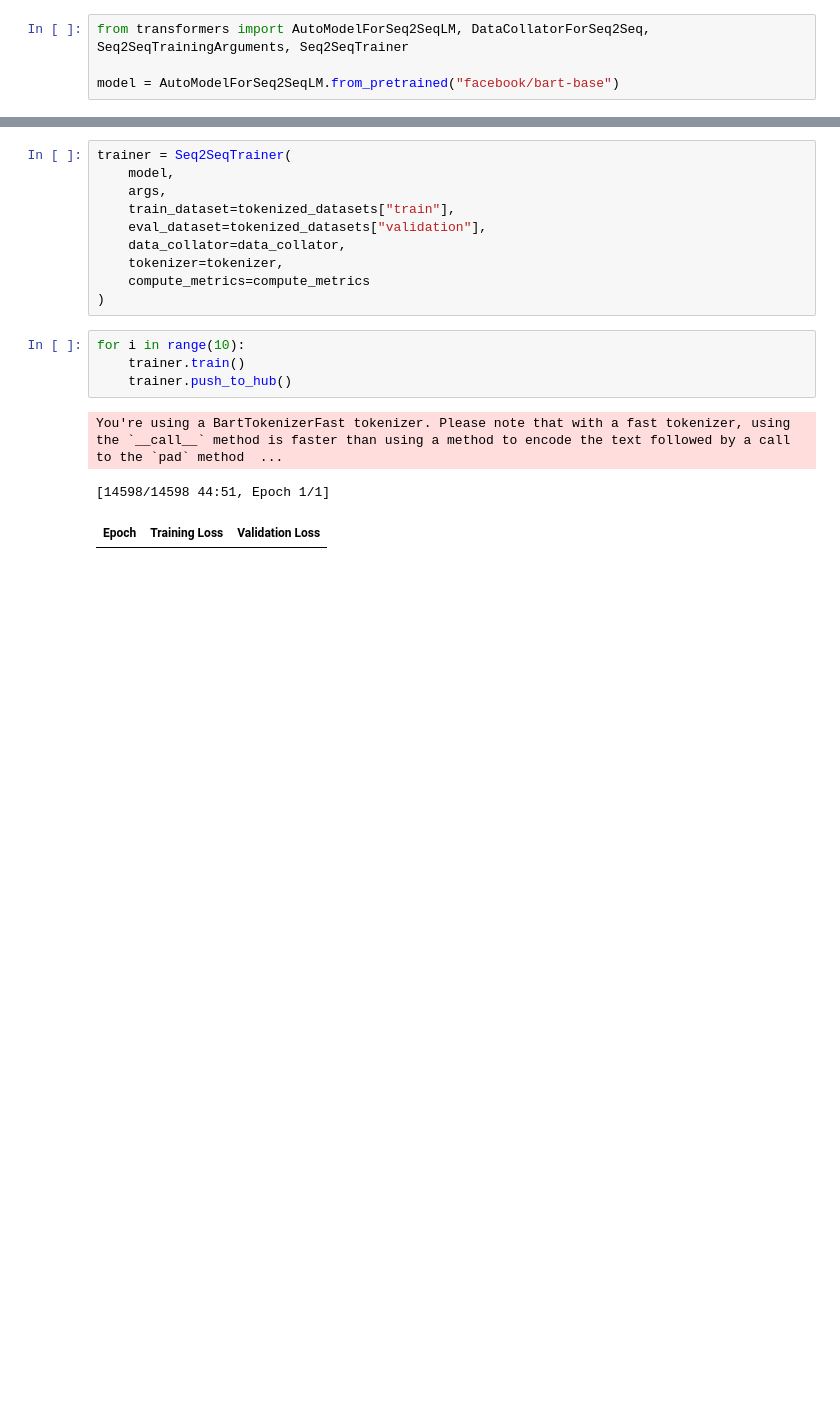
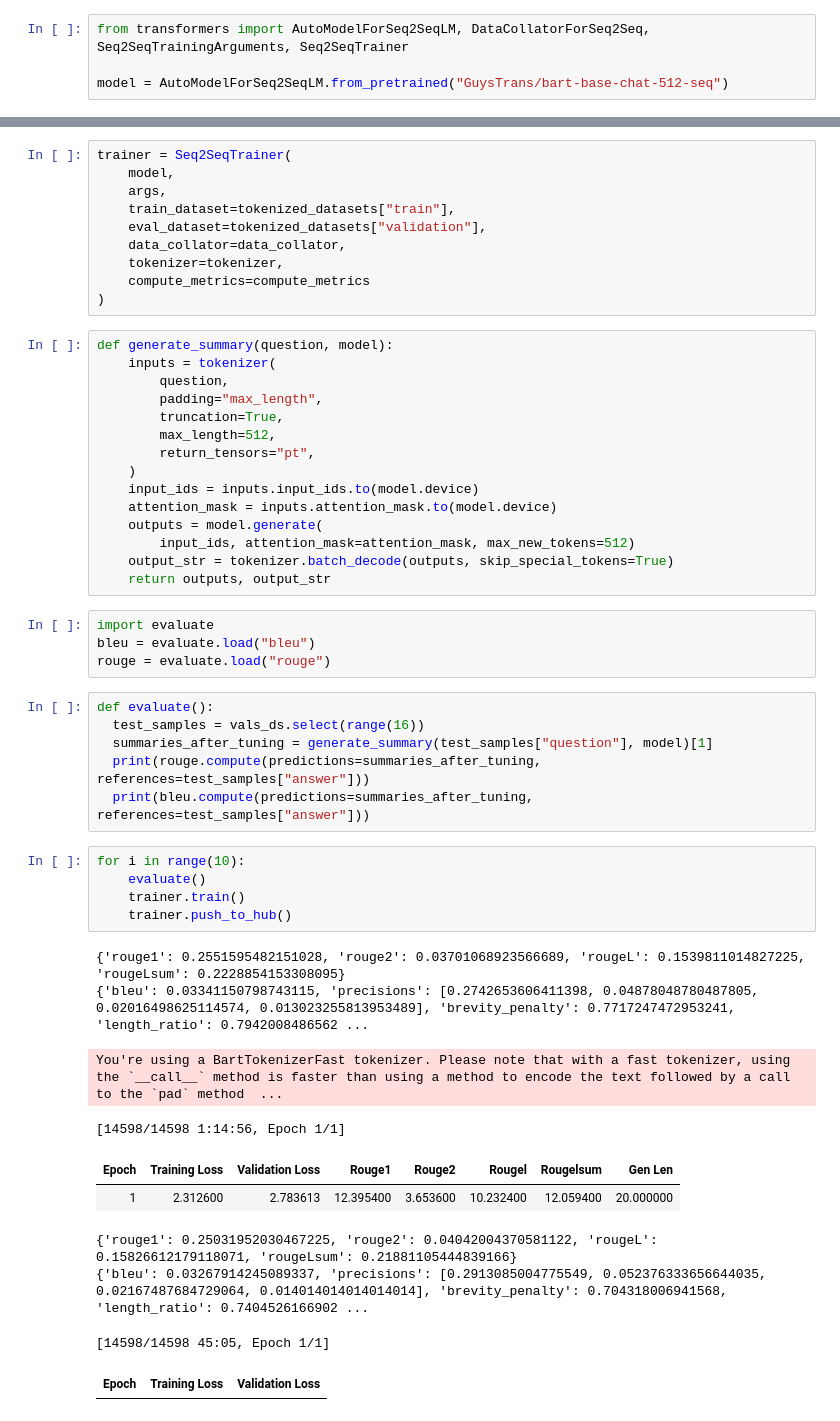
Before and after one commit to GuyRobot/AINotesBook, a Jupyter notebook: BARTClean.ipynb, the cells around one changed output, grey strips where cells are left out. Drawn from its saved outputs; the diff is of its cells as text; blank space fills up the shorter version.

```diff
--- a/BARTClean.ipynb
+++ b/BARTClean.ipynb
@@ -78,7 +78,7 @@ tokenized_datasets = raw_datasets.map(preprocess_function, batched=True)
 # %%
 from transformers import AutoModelForSeq2SeqLM, DataCollatorForSeq2Seq, Seq2SeqTrainingArguments, Seq2SeqTrainer
 
-model = AutoModelForSeq2SeqLM.from_pretrained("facebook/bart-base")
+model = AutoModelForSeq2SeqLM.from_pretrained("GuysTrans/bart-base-chat-512-seq")
 # %%
 batch_size = 8
 model_name = model_checkpoint.split("/")[-1]
@@ -156,11 +156,44 @@ trainer = Seq2SeqTrainer(
     tokenizer=tokenizer,
     compute_metrics=compute_metrics
 )
+# %%
+def generate_summary(question, model):
+    inputs = tokenizer(
+        question,
+        padding="max_length",
+        truncation=True,
+        max_length=512,
+        return_tensors="pt",
+    )
+    input_ids = inputs.input_ids.to(model.device)
+    attention_mask = inputs.attention_mask.to(model.device)
+    outputs = model.generate(
+        input_ids, attention_mask=attention_mask, max_new_tokens=512)
+    output_str = tokenizer.batch_decode(outputs, skip_special_tokens=True)
+    return outputs, output_str
+# %%
+import evaluate
+bleu = evaluate.load("bleu")
+rouge = evaluate.load("rouge")
+# %%
+def evaluate():
+  test_samples = vals_ds.select(range(16))
+  summaries_after_tuning = generate_summary(test_samples["question"], model)[1]
+  print(rouge.compute(predictions=summaries_after_tuning, references=test_samples["answer"]))
+  print(bleu.compute(predictions=summaries_after_tuning, references=test_samples["answer"]))
 # %%
 for i in range(10):
+    evaluate()
     trainer.train()
     trainer.push_to_hub()
 # %% [output]
-You're using a BartTokenizerFast tokenizer. Please note that with a fast tokenizer, using the `__call__` method is faster than using a method to encode the text followed by a call to the `pad` method  ...
+{'rouge1': 0.2551595482151028, 'rouge2': 0.03701068923566689, 'rougeL': 0.1539811014827225, 'rougeLsum': 0.2228854153308095}
+{'bleu': 0.03341150798743115, 'precisions': [0.2742653606411398, 0.04878048780487805, 0.02016498625114574, 0.013023255813953489], 'brevity_penalty': 0.7717247472953241, 'length_ratio': 0.7942008486562 ...
-[14598/14598 44:51, Epoch 1/1]
+You're using a BartTokenizerFast tokenizer. Please note that with a fast tokenizer, using the `__call__` method is faster than using a method to encode the text followed by a call to the `pad` method  ...
+[14598/14598 1:14:56, Epoch 1/1]
-| Epoch | Training Loss | Validation Loss |
+| Epoch | Training Loss | Validation Loss | Rouge1 | Rouge2 | Rougel | Rougelsum | Gen Len |
+| 1 | 2.312600 | 2.783613 | 12.395400 | 3.653600 | 10.232400 | 12.059400 | 20.000000 |
+{'rouge1': 0.25031952030467225, 'rouge2': 0.04042004370581122, 'rougeL': 0.15826612179118071, 'rougeLsum': 0.21881105444839166}
+{'bleu': 0.03267914245089337, 'precisions': [0.2913085004775549, 0.052376333656644035, 0.02167487684729064, 0.014014014014014014], 'brevity_penalty': 0.704318006941568, 'length_ratio': 0.7404526166902 ...
+[14598/14598 45:05, Epoch 1/1]
+| Epoch | Training Loss | Validation Loss |
```
Also changed, not shown: parts of 1 cell of this notebook.
